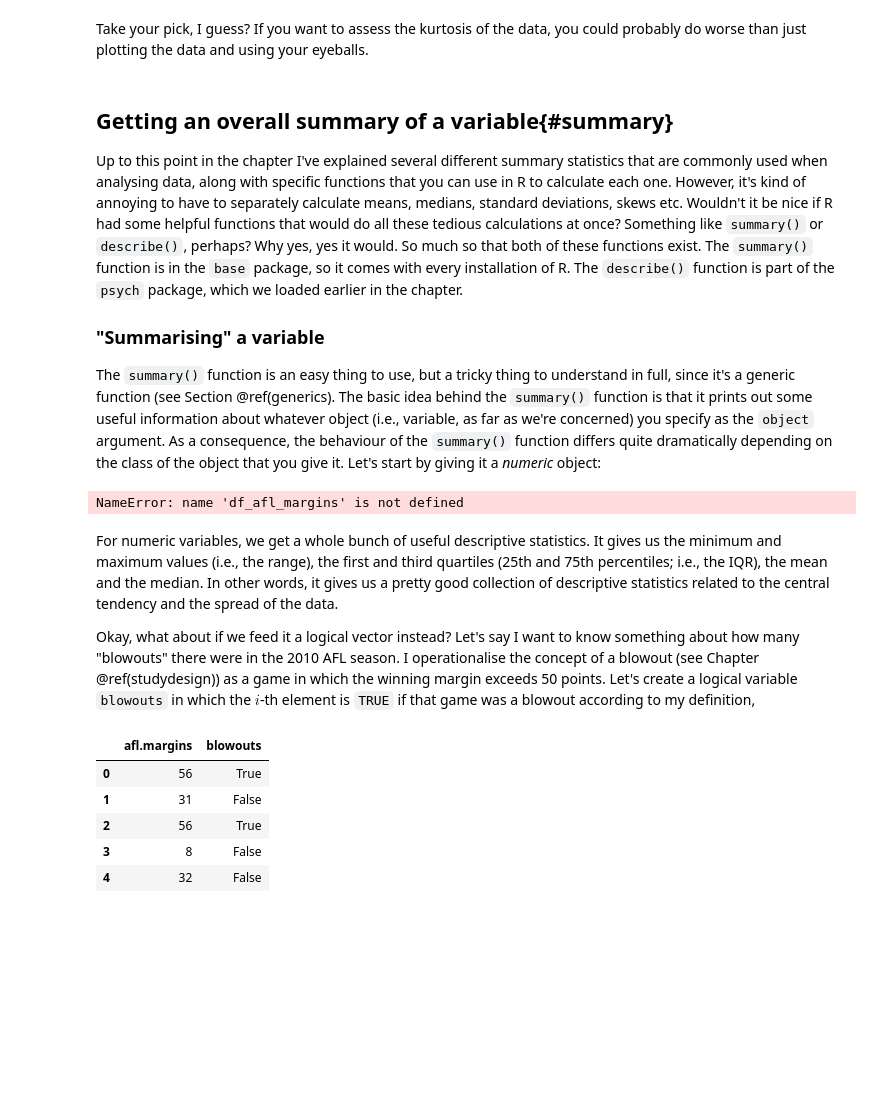
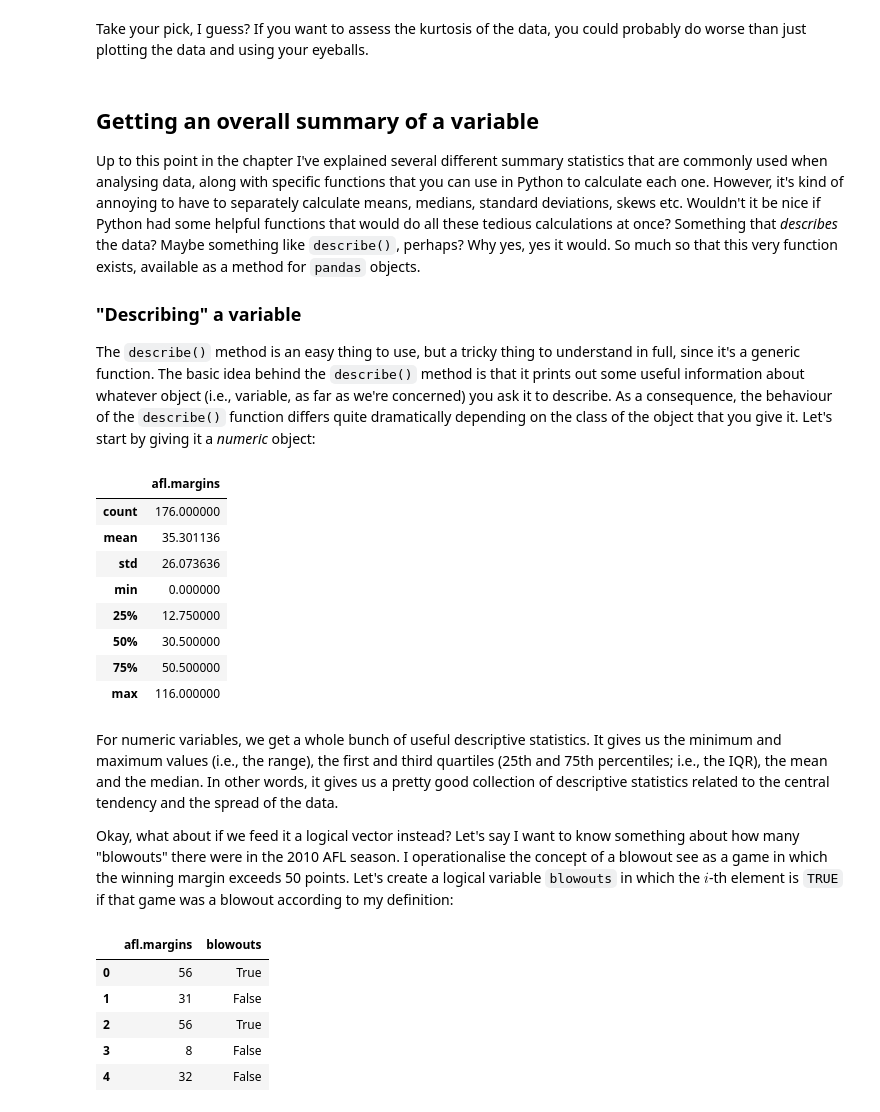
Before and after one commit to ethanweed/pythonbook, a Jupyter notebook: Book/_build/jupyter_execute/03.01-descriptives.ipynb, the cells around one changed output. Cells and saved outputs as stored; diff of their text form; code cells hidden in the pictures; blank space fills up the shorter version.

Commit message:
more fixes to descriptives chapter

```diff
--- a/Book/_build/jupyter_execute/03.01-descriptives.ipynb
+++ b/Book/_build/jupyter_execute/03.01-descriptives.ipynb
@@ -685,21 +722,29 @@ Pearson:  3.0643495578651616
 # %% [markdown]
 Take your pick, I guess? If you want to assess the kurtosis of the data, you could probably do worse than just plotting the data and using your eyeballs.
 # %% [markdown]
-## Getting an overall summary of a variable{#summary}
+## Getting an overall summary of a variable
 
-Up to this point in the chapter I've explained several different summary statistics that are commonly used when analysing data, along with specific functions that you can use in R to calculate each one. However, it's kind of annoying to have to separately calculate means, medians, standard deviations, skews etc. Wouldn't it be nice if R had some helpful functions that would do all these tedious calculations at once? Something like `summary()` or `describe()`, perhaps? Why yes, yes it would. So much so that both of these functions exist. The `summary()` function is in the `base` package, so it comes with every installation of R. The `describe()` function is part of the `psych` package, which we loaded earlier in the chapter.
+Up to this point in the chapter I've explained several different summary statistics that are commonly used when analysing data, along with specific functions that you can use in Python to calculate each one. However, it's kind of annoying to have to separately calculate means, medians, standard deviations, skews etc. Wouldn't it be nice if Python had some helpful functions that would do all these tedious calculations at once? Something that *describes* the data? Maybe something like `describe()`, perhaps? Why yes, yes it would. So much so that this very function exists, available as a method for `pandas` objects.
 
 
 
-### "Summarising" a variable
+### "Describing" a variable
 
-The `summary()` function is an easy thing to use, but a tricky thing to understand in full, since it's a generic function (see Section \@ref(generics). The basic idea behind the `summary()` function is that it prints out some useful information about whatever object (i.e., variable, as far as we're concerned) you specify as the `object` argument. As a consequence, the behaviour of the `summary()` function differs quite dramatically depending on the class of the object that you give it. Let's start by giving it a *numeric* object:
+The `describe()` method is an easy thing to use, but a tricky thing to understand in full, since it's a generic function. The basic idea behind the `describe()` method is that it prints out some useful information about whatever object (i.e., variable, as far as we're concerned) you ask it to describe. As a consequence, the behaviour of the `describe()` function differs quite dramatically depending on the class of the object that you give it. Let's start by giving it a *numeric* object:
 # %%
-df_afl_margins.describe()
+afl_margins.describe()
 # %% [output]
-NameError: name 'df_afl_margins' is not defined
+|  | afl.margins |
+| count | 176.000000 |
+| mean | 35.301136 |
+| std | 26.073636 |
+| min | 0.000000 |
+| 25% | 12.750000 |
+| 50% | 30.500000 |
+| 75% | 50.500000 |
+| max | 116.000000 |
 # %% [markdown]
 For numeric variables, we get a whole bunch of useful descriptive statistics. It gives us the minimum and maximum values (i.e., the range), the first and third quartiles (25th and 75th percentiles; i.e., the IQR), the mean and the median. In other words, it gives us a pretty good collection of descriptive statistics related to the central tendency and the spread of the data.
 
-Okay, what about if we feed it a logical vector instead? Let's say I want to know something about how many "blowouts" there were in the 2010 AFL season. I operationalise the concept of a blowout (see Chapter \@ref(studydesign)) as a game in which the winning margin exceeds 50 points. Let's create a logical variable `blowouts` in which the $i$-th element is `TRUE` if that game was a blowout according to my definition,
+Okay, what about if we feed it a logical vector instead? Let's say I want to know something about how many "blowouts" there were in the 2010 AFL season. I operationalise the concept of a blowout see [](studydesign) as a game in which the winning margin exceeds 50 points. Let's create a logical variable `blowouts` in which the $i$-th element is `TRUE` if that game was a blowout according to my definition:
 # %%
```
Also changed, not shown: parts of 29 cells of this notebook, 34 other files.
